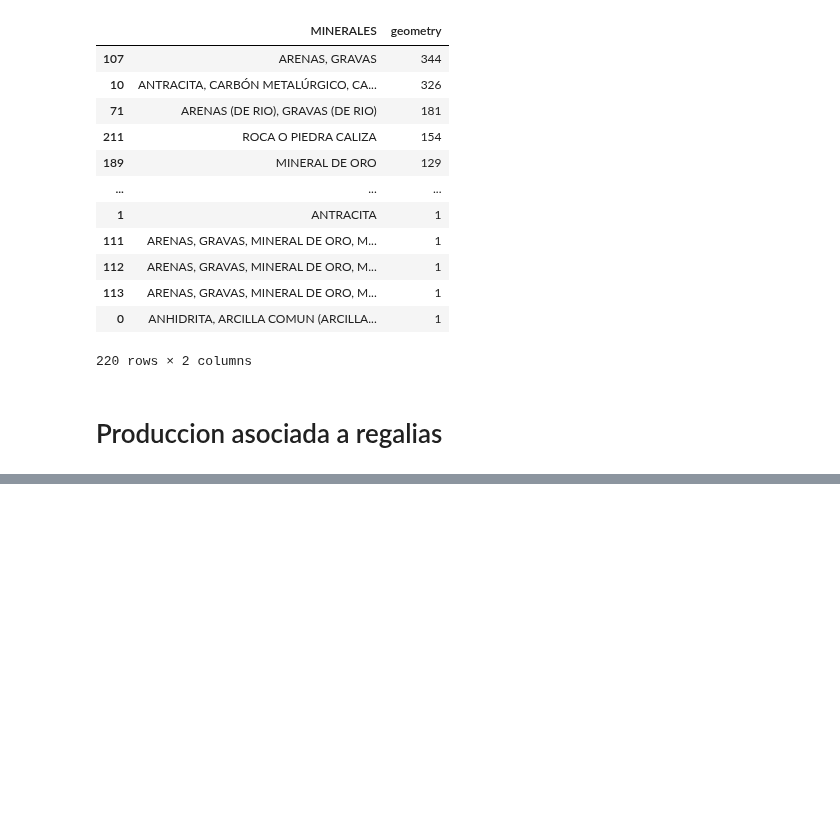
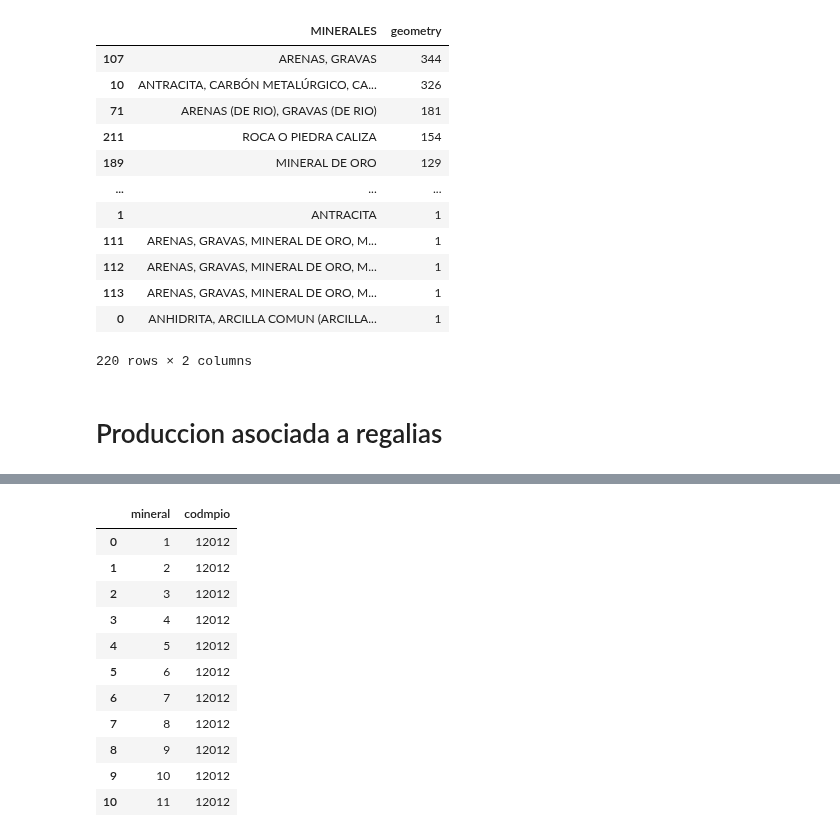
Before and after one commit to JC-AlfonsoR/PEG-mining-agriculture, a Jupyter notebook: engines/e2011_armonizar_taxonomias_minerales.ipynb, the cells around one changed output, grey strips where cells are left out. Drawn from its saved outputs; the diff is of its cells as text; code cells hidden in the pictures; blank space fills up the shorter version.

```diff
--- a/engines/e2011_armonizar taxonomias_minerales.ipynb
+++ b/engines/e2011_armonizar_taxonomias_minerales.ipynb
@@ -211,0 +280,18 @@ display(categorias_titulosMineros)
+# %%
+# La columna relevante para la clasificación es "mineral"
+# Contar los registros por las valores de esa columna
+display(
+    SR2021Minerales.groupby('mineral')['codmpio'].count().reset_index().sort_values(by='codmpio', ascending=False))
+# %% [output]
+|  | mineral | codmpio |
+| 0 | 1 | 12012 |
+| 1 | 2 | 12012 |
+| 2 | 3 | 12012 |
+| 3 | 4 | 12012 |
+| 4 | 5 | 12012 |
+| 5 | 6 | 12012 |
+| 6 | 7 | 12012 |
+| 7 | 8 | 12012 |
+| 8 | 9 | 12012 |
+| 9 | 10 | 12012 |
+| 10 | 11 | 12012 |
```
Also changed, not shown: parts of 9 cells of this notebook, 1 other file.
